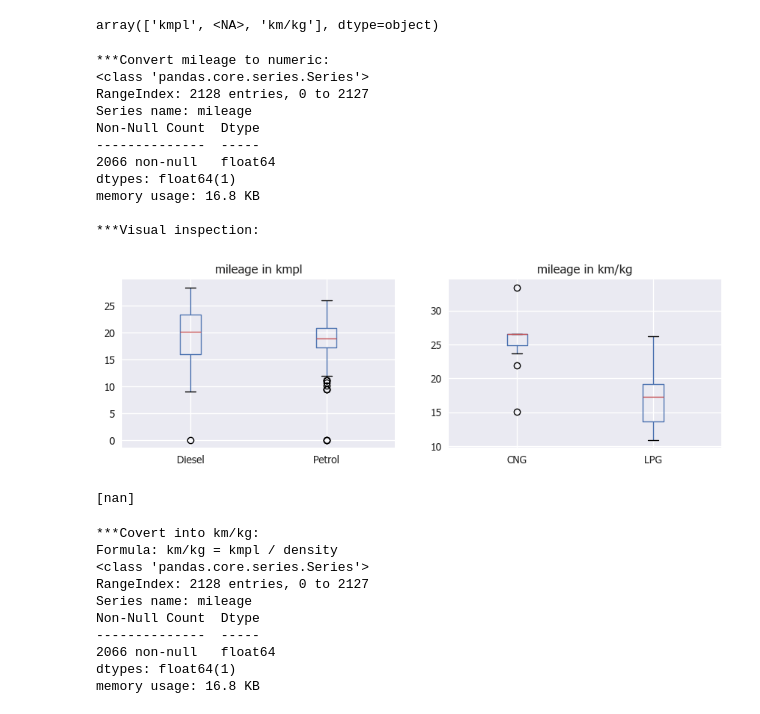
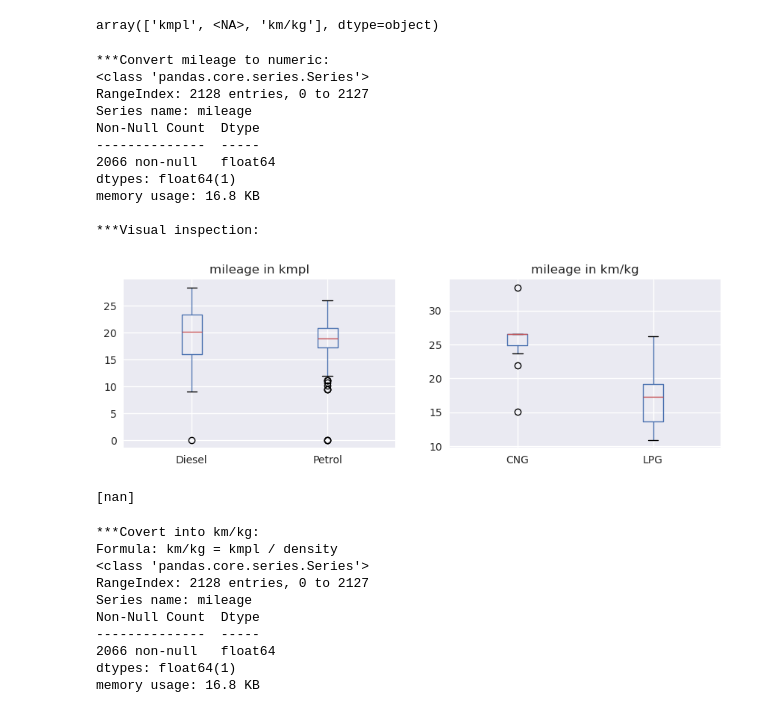
Before and after one commit to Polymeowial/car-price-prediction, a Jupyter notebook: Data_Cleaning.ipynb, the cells around one changed output. Saved outputs shown, nothing was run; the diff lists cells and outputs as text; code cells hidden in the pictures.

```diff
--- a/Data_Cleaning.ipynb
+++ b/Data_Cleaning.ipynb
@@ -18,14 +17,14 @@ from sklearn.metrics import mean_squared_error, r2_score
 # %%
 #Setup some visual properties=================================================================================================================
 plt.style.use('seaborn-v0_8')
-mpl.rcParams['font.family'] = "Tahoma"
+mpl.rcParams['font.family'] = "sans-serif"
 %matplotlib inline
 # %%
 #Read files=====================================================================================================================
-train = pd.read_csv("train.csv", sep=";")
+train = pd.read_csv("Data/train.csv", sep=";")
 print(train.info())
 
-test = pd.read_csv("test.csv", sep=";")
+test = pd.read_csv("Data/test.csv", sep=";")
 print(test.info())
 # %% [output]
 <class 'pandas.core.frame.DataFrame'>
@@ -568,40 +568,40 @@ mileage_unit.unique()
 array(['kmpl', <NA>, 'km/kg'], dtype=object)
 # %%
 print("***Convert mileage to numeric:")
-mileage_val = mileage_val.transform(lambda x: float(x) if pd.isna(x)==False else np.NaN)
+mileage_val = mileage_val.transform(lambda x: float(x) if pd.isna(x)==False else np.nan)
 mileage_val.info()
 
 print("\n***Visual inspection:")
 fig, (ax, ax1) = plt.subplots(1,2,figsize=(10,3))
 
 mileage_val_kmpl = pd.concat([ mileage_val[mileage_unit == "kmpl"], test.loc[mileage_unit == "kmpl", "fuel"] ], axis=1)
 mileage_val_kmpl.boxplot(by="fuel", ax=ax)
 ax.set_title("mileage in kmpl")
 ax.set_xlabel("")
 
 mileage_val_kmkg = pd.concat([ mileage_val[mileage_unit == "km/kg"], test.loc[mileage_unit == "km/kg", "fuel"] ], axis=1)
 mileage_val_kmkg.boxplot(by="fuel", ax=ax1)
 ax1.set_title("mileage in km/kg")
 ax1.set_xlabel("")
 
 fig.suptitle("")
 plt.show(); plt.close("all")
 
 
 print(mileage_val[pd.isna(mileage_unit) == True].unique())
 # %% [output]
 ***Convert mileage to numeric:
 <class 'pandas.core.series.Series'>
 RangeIndex: 2128 entries, 0 to 2127
 Series name: mileage
 Non-Null Count  Dtype
 --------------  -----
 2066 non-null   float64
 dtypes: float64(1)
 memory usage: 16.8 KB
 
 ***Visual inspection:
-[figure, old version]
+[figure, new version]
 [nan]
 # %%
 print("***Covert into km/kg:")
```
Also changed, not shown: parts of 20 cells of this notebook, 3 other files.
